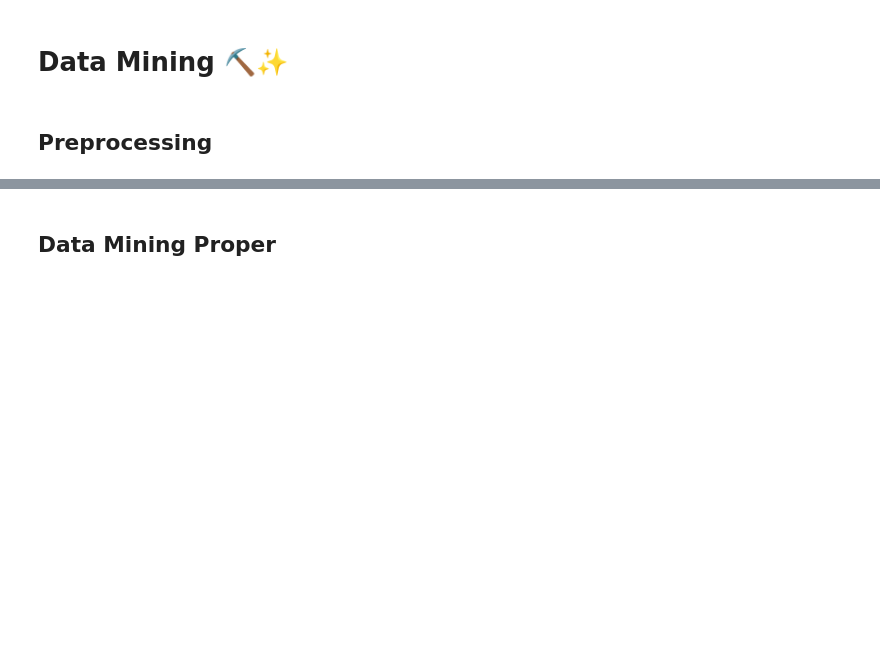
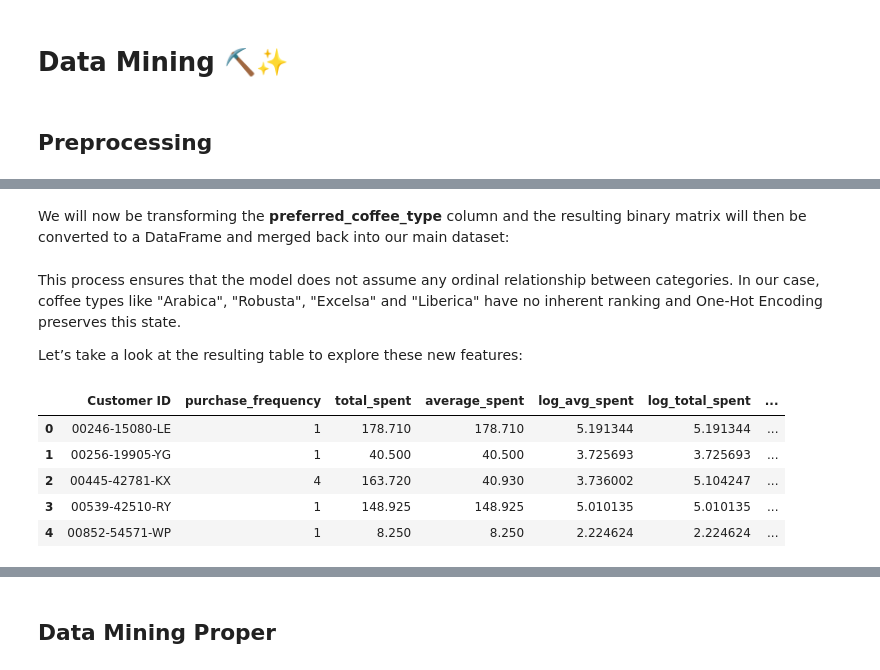
Before and after one commit to Emman-28/CSMODEL-MP, a Jupyter notebook: CSMODEL MP.ipynb, the cells around one changed output, grey strips where cells are left out. Saved outputs shown, nothing was run; the diff lists cells and outputs as text; code cells hidden in the pictures; blank space fills up the shorter version.

```diff
--- a/CSMODEL MP.ipynb
+++ b/CSMODEL MP.ipynb
@@ -1522,0 +1602,25 @@ This indicates that pricing strategy plays a key role in in driving profitabilit
+# %% [markdown]
+We will now be transforming the **preferred_coffee_type** column and the resulting binary matrix will then be converted to a DataFrame and merged back into our main dataset:
+# %%
+# Initializing the OneHotEncoder
+encoder = OneHotEncoder(sparse_output=False)
+
+# Fitting the encoder on the 'preferred_coffee_type' column and transforming it into one-hot encoded values
+encoded_coffee = encoder.fit_transform(features[['preferred_coffee_type']])
+
+# Converting the encoded result into a DataFrame and appending one-hot encoded data to features
+encoded_df = pd.DataFrame(encoded_coffee, columns=encoder.get_feature_names_out(['preferred_coffee_type']))
+features_encoded = features.drop(columns='preferred_coffee_type').join(encoded_df)
+# %% [markdown]
+This process ensures that the model does not assume any ordinal relationship between categories. In our case, coffee types like "Arabica", "Robusta", "Excelsa" and "Liberica" have no inherent ranking and One-Hot Encoding preserves this state.
+
+Let’s take a look at the resulting table to explore these new features:
+# %%
+features_encoded.head()
+# %% [output]
+|  | Customer ID | purchase_frequency | total_spent | average_spent | log_avg_spent | log_total_spent | ... |
+| 0 | 00246-15080-LE | 1 | 178.710 | 178.710 | 5.191344 | 5.191344 | ... |
+| 1 | 00256-19905-YG | 1 | 40.500 | 40.500 | 3.725693 | 3.725693 | ... |
+| 2 | 00445-42781-KX | 4 | 163.720 | 40.930 | 3.736002 | 5.104247 | ... |
+| 3 | 00539-42510-RY | 1 | 148.925 | 148.925 | 5.010135 | 5.010135 | ... |
+| 4 | 00852-54571-WP | 1 | 8.250 | 8.250 | 2.224624 | 2.224624 | ... |
```
Also changed, not shown: parts of 37 cells of this notebook.
